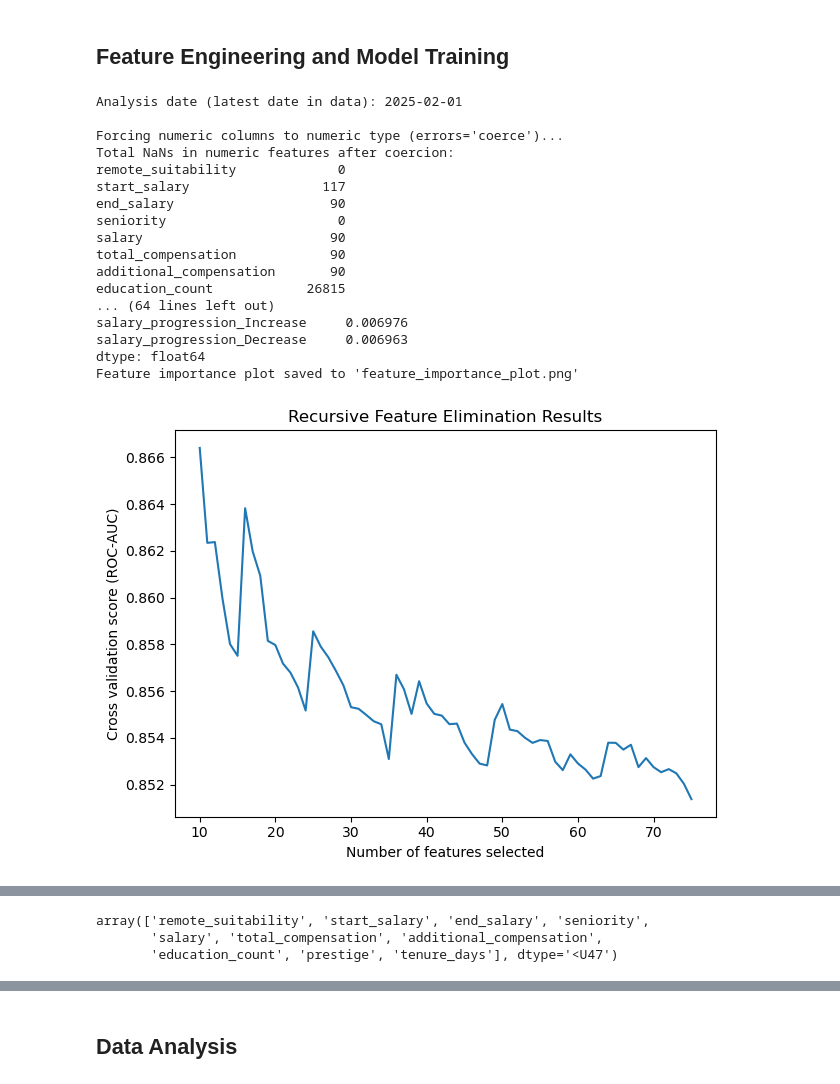
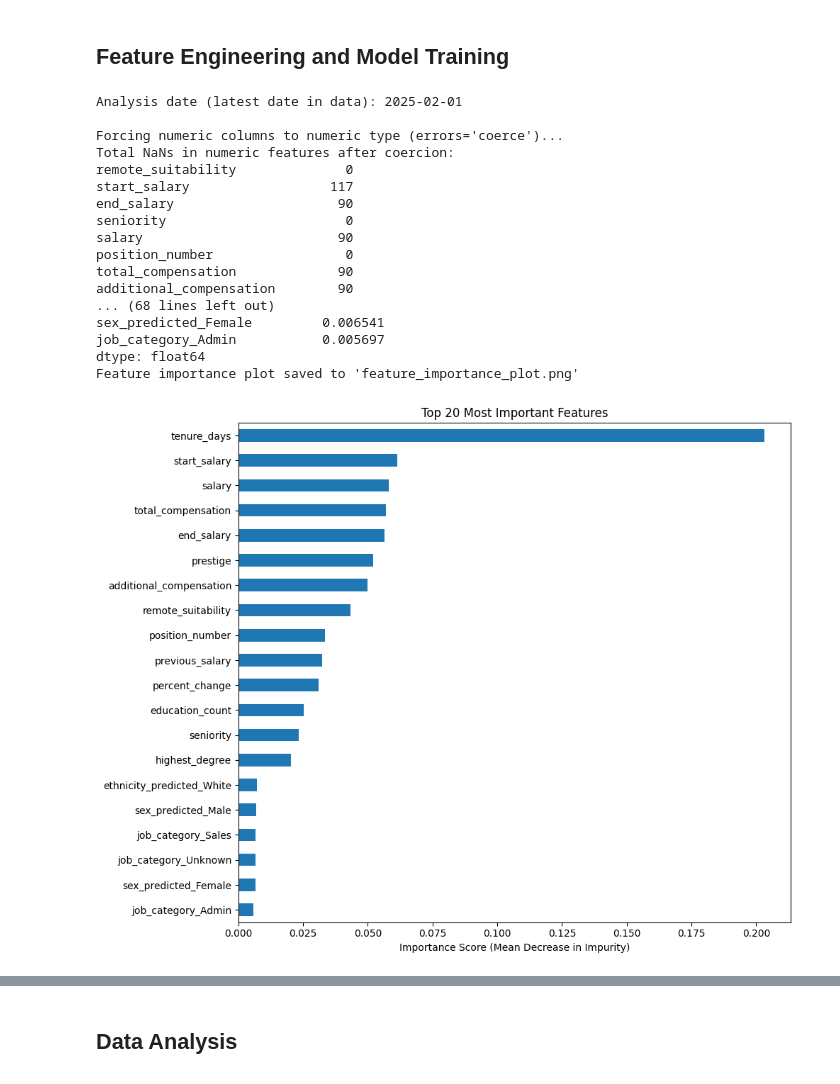
Before and after one commit to jbronyah/COSC-522-ML-Project, a Jupyter notebook: ML_Project_ETL_Pipeline_new.ipynb, the cells around one changed output, grey strips where cells are left out. Drawn from its saved outputs; the diff is of its cells as text; code cells hidden in the pictures.

```diff
--- a/ML_Project_ETL_Pipeline_new.ipynb
+++ b/ML_Project_ETL_Pipeline_new.ipynb
@@ -38,12 +31,9 @@ from sklearn.feature_selection import RFECV
 # %%
 #Reading in data
-df = pd.read_csv("/home/jbronyah/Downloads/individual_position_df_rand.csv")
-df1 = pd.read_csv("/home/jbronyah/Downloads/individual_user_df_rand.csv")
-df2 = pd.read_csv("/home/jbronyah/Downloads/individual_user_education_df_rand.csv")
-#df = pd.read_csv("C:\\Users\\jbron\\Downloads\\ML\\Project\\individual_position_df_rand.csv")
-#df1 = pd.read_csv("C:\\Users\\jbron\\Downloads\\ML\\Project\\individual_user_df_rand.csv")
-#df2 = pd.read_csv("C:\\Users\\jbron\\Downloads\\ML\\Project\\individual_user_education_df_rand.csv")
-#df_rank = pd.read_csv("C:\\Users\\jbron\\Downloads\\ML\\Project\\THE World University Rankings 2016-2025.csv")
+df = pd.read_csv(r"/home/zahid/epic_lab/COSC-522-ML-Project/data/individual_position_df_rand.csv")
+df1 = pd.read_csv(r"/home/zahid/epic_lab/COSC-522-ML-Project/data/individual_user_df_rand.csv")
+df2 = pd.read_csv(r"/home/zahid/epic_lab/COSC-522-ML-Project/data/individual_user_education_df_rand.csv")
+df_rank = pd.read_csv(r"/home/zahid/epic_lab/COSC-522-ML-Project/data/THE World University Rankings 2016-2025.csv")
 # %%
 df.shape
 # %% [output]
@@ -372,7 +362,7 @@ df.drop([ 'position_id', 'company_raw', 'company_linkedin_url', 'location_raw',
        'black_prob', 'api_prob', 'hispanic_prob', 'native_prob',
        'multiple_prob', 'profile_linkedin_url', 'user_location',
        'user_country', 'profile_title', 'updated_dt', 'numconnections',
-       'profile_summary','company_cleaned','rics_k200', 'rics_k400','position_number'],inplace=True,axis=1)
+       'profile_summary'],inplace=True,axis=1)
 # %%
 df.columns
 # %% [output]
@@ -404,7 +447,6 @@ warnings.filterwarnings('ignore')
 
 
 MODEL_FILENAME = 'churn_model.pkl'
-RUN_AUTO_FEATURE_SELECT = True
 
 try:
 
@@ -453,9 +495,9 @@ try:
     numeric_features.remove('user_id')
     numeric_features.remove('startdate')
     numeric_features.remove('enddate')
-    numeric_features.remove('previous_salary')
-    numeric_features.remove('percent_change')
     numeric_features.remove('churn')
+    categorical_features.remove('company_cleaned')
+
 
     target = 'churn'
 
@@ -530,20 +572,13 @@ try:
     X_train_processed = preprocessor.fit_transform(X_train)
     X_test_processed = preprocessor.transform(X_test)
 
-    #feature_names = None
-
     try:
         ohe_feature_names = preprocessor.named_transformers_['cat'].named_steps['onehot'].get_feature_names_out(categorical_features)
-        #all_feature_names = numeric_features + list(ohe_feature_names)
-        all_feature_names = np.array(numeric_features + list(ohe_feature_names))
+        all_feature_names = numeric_features + list(ohe_feature_names)
         print(f"\nTotal features after one-hot encoding: {len(all_feature_names)}")
     except Exception as e:
         print(f"Could not get all feature names: {e}")
-        # Creating dummy names for RFECV exec
-        num_cols = X_train_processed.shape[1]
-        all_feature_names = np.array([f"Feature_{i}" for i in range(num_cols)])
-        print("Using dummy feature names.")
-        #all_feature_names = None
+        all_feature_names = None
 
     # Model Training
     print("\nTraining RandomForestClassifier...")
@@ -553,7 +588,10 @@ try:
 
     rf = RandomForestClassifier(random_state=42, class_weight='balanced', n_jobs=-1, n_estimators=100)
 
-    if RUN_AUTO_FEATURE_SELECT:
+    features_search = False
+
+    # if all_feature_names is not None:
+    if features_search:
 
         print("\n--- Running Recursive Feature Elimination (RFECV) ---")
 
@@ -564,7 +602,6 @@ try:
             step=1,
             cv=cv,
             scoring='roc_auc',
-            min_features_to_select=10,
             n_jobs=-1
         )
 
@@ -575,15 +612,14 @@ try:
         X_train_selected = rfecv.transform(X_train_processed)
         X_test_selected = rfecv.transform(X_test_processed)
 
-        selected_features = all_feature_names[rfecv.support_]
+        selected_features = feature_names[rfecv.support_]
         print(f"Selected Features (Top 5): {selected_features[:5]}")
 
         # Plot
         plt.figure()
         plt.xlabel("Number of features selected")
         plt.ylabel("Cross validation score (ROC-AUC)")
-        #plt.plot(range(1, len(rfecv.cv_results_["mean_test_score"]) + 1), rfecv.cv_results_["mean_test_score"])
-        plt.plot(range(10, len(rfecv.cv_results_["mean_test_score"]) + 10), rfecv.cv_results_["mean_test_score"])
+        plt.plot(range(1, len(rfecv.cv_results_["mean_test_score"]) + 1), rfecv.cv_results_["mean_test_score"])
         plt.title("Recursive Feature Elimination Results")
         plt.tight_layout()
         plt.savefig('optimal_features_plot_enriched.png')
@@ -597,7 +633,7 @@ try:
         print("\nSkipping Feature Selection. Using all features.")
         final_X_train = X_train_processed
         final_X_test = X_test_processed
-        final_feature_names = all_feature_names
+        # final_feature_names = feature_names
 
 
 
@@ -608,6 +644,11 @@ try:
         class_weight='balanced',
         n_jobs=-1  # Use all available cores
     )
+
+    print(f"X_trained_process size: {X_train_processed.shape}, y_train shape: {y_train.shape}\n")
+
+    print(f"X_trained_process size: {X_test_processed.shape}, y_train shape: {y_test.shape}\n")
+
 
     final_model.fit(X_train_processed, y_train)
     print("Model training complete.")
@@ -631,7 +672,7 @@ try:
     # Feature Importance Analysis
     print("\nGenerating Feature Importance plot...")
 
-    if all_feature_names is not None:
+    if all_feature_names:
         # Get importances from the trained model
         importances = final_model.feature_importances_
 
@@ -639,42 +680,42 @@ try:
         importance_series = pd.Series(importances, index=all_feature_names)
 
         # Sort and print the top 20
         top_20_features = importance_series.sort_values(ascending=False).head(20)
         print("\nTop 20 Most Important Features:")
         print(top_20_features)
 
         # Create and Save a Bar Plot
         plt.figure(figsize=(10, 8))
         top_20_features.sort_values(ascending=True).plot(kind='barh')
         plt.title('Top 20 Most Important Features')
         plt.xlabel('Importance Score (Mean Decrease in Impurity)')
         plt.tight_layout()
         plot_filename = 'feature_importance_plot.png'
         plt.savefig(plot_filename)
         print(f"Feature importance plot saved to '{plot_filename}'")
 
     else:
         print("Could not generate feature importance plot (feature names are missing).")
 
 
 except Exception as e:
     print(f"An error occurred: {e}")
 # %% [output]
 Analysis date (latest date in data): 2025-02-01
 
 Forcing numeric columns to numeric type (errors='coerce')...
 Total NaNs in numeric features after coercion:
-remote_suitability             0
-start_salary                 117
-end_salary                    90
-seniority                      0
-salary                        90
-total_compensation            90
-additional_compensation       90
-education_count            26815
-... (64 lines left out)
-salary_progression_Increase     0.006976
-salary_progression_Decrease     0.006963
+remote_suitability              0
+start_salary                  117
+end_salary                     90
+seniority                       0
+salary                         90
+position_number                 0
+total_compensation             90
+additional_compensation        90
+... (68 lines left out)
+sex_predicted_Female         0.006541
+job_category_Admin           0.005697
 dtype: float64
 Feature importance plot saved to 'feature_importance_plot.png'
-[figure, old version]
+[figure, new version]
@@ -682,6 +721,0 @@ Feature importance plot saved to 'feature_importance_plot.png'
-# %%
-final_feature_names
-# %% [output]
-array(['remote_suitability', 'start_salary', 'end_salary', 'seniority',
-       'salary', 'total_compensation', 'additional_compensation',
-       'education_count', 'prestige', 'tenure_days'], dtype='<U47')
```
Also changed, not shown: parts of 15 cells of this notebook.
